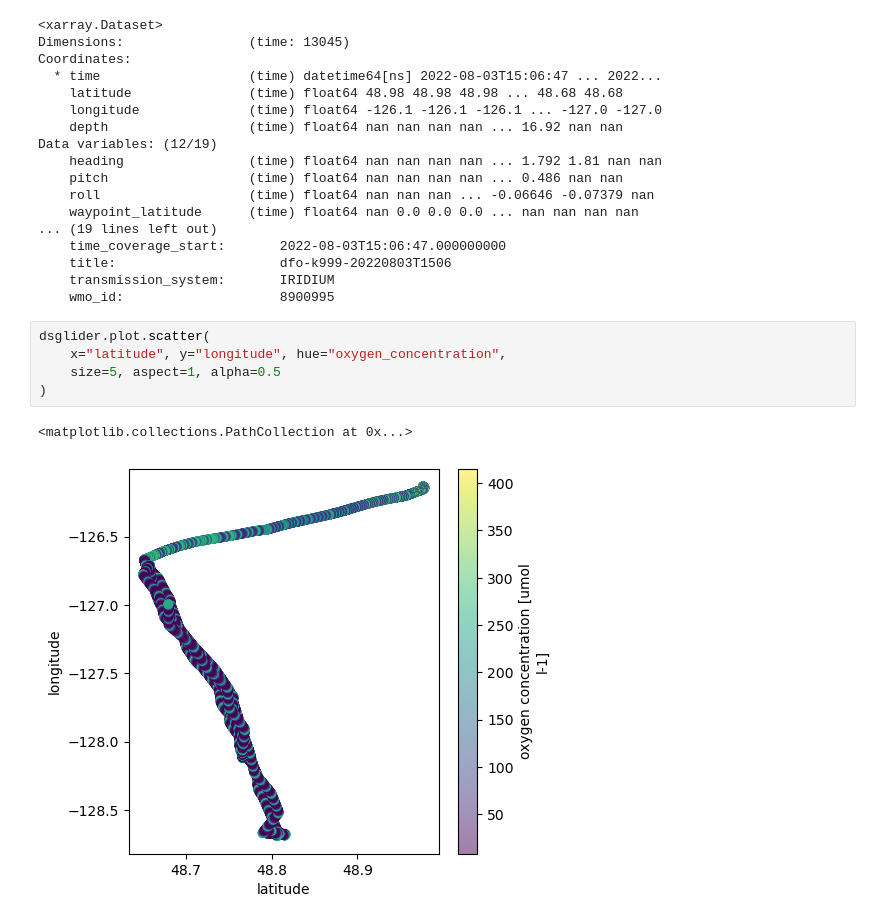
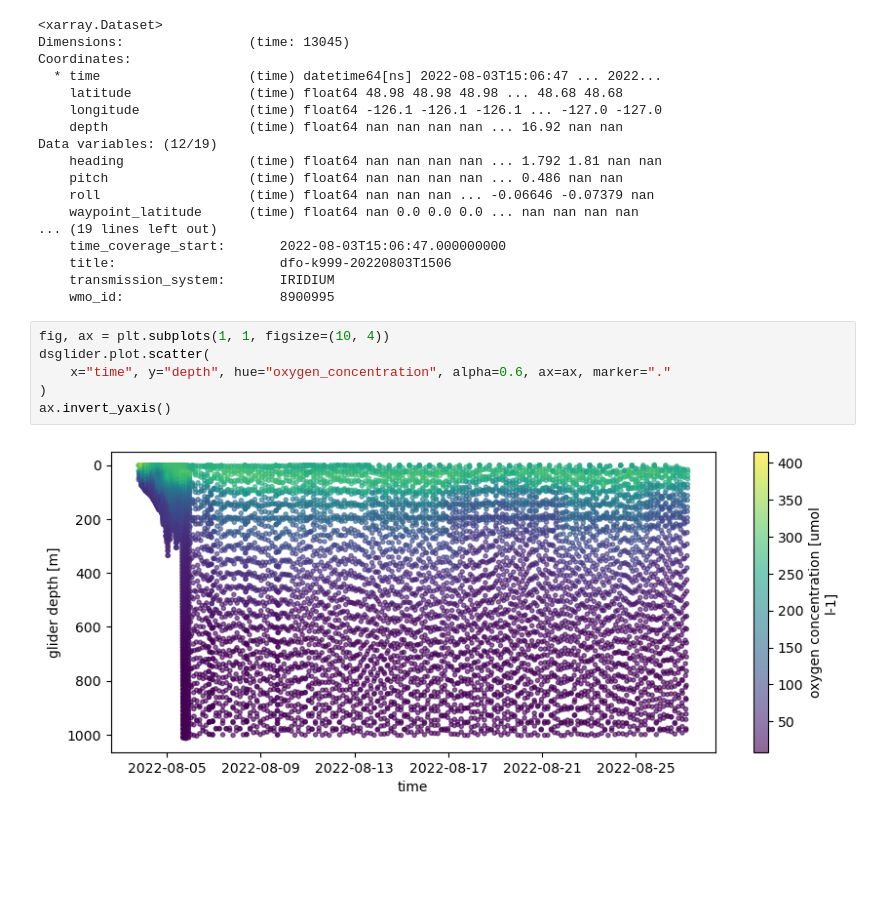
Before and after one commit to lheagy/prodigy-intro, a Jupyter notebook: NetCDF-xarray.ipynb, the cells around one changed output. Cells and saved outputs as stored; diff of their text form; blank space fills up the shorter version.

Commit message:
update the glider plot

```diff
--- a/NetCDF-xarray.ipynb
+++ b/NetCDF-xarray.ipynb
@@ -168,11 +168,11 @@ Data variables: (12/19)
     title:                     dfo-k999-20220803T1506
     transmission_system:       IRIDIUM
     wmo_id:                    8900995
-# %%
-dsglider.plot.scatter(
-    x="latitude", y="longitude", hue="oxygen_concentration",
-    size=5, aspect=1, alpha=0.5
-)
-# %% [output]
-<matplotlib.collections.PathCollection at 0x...>
-[figure, removed]
+# %%
+fig, ax = plt.subplots(1, 1, figsize=(10, 4))
+dsglider.plot.scatter(
+    x="time", y="depth", hue="oxygen_concentration", alpha=0.6, ax=ax, marker="."
+)
+ax.invert_yaxis()
+# %% [output]
+[figure, added]
```
